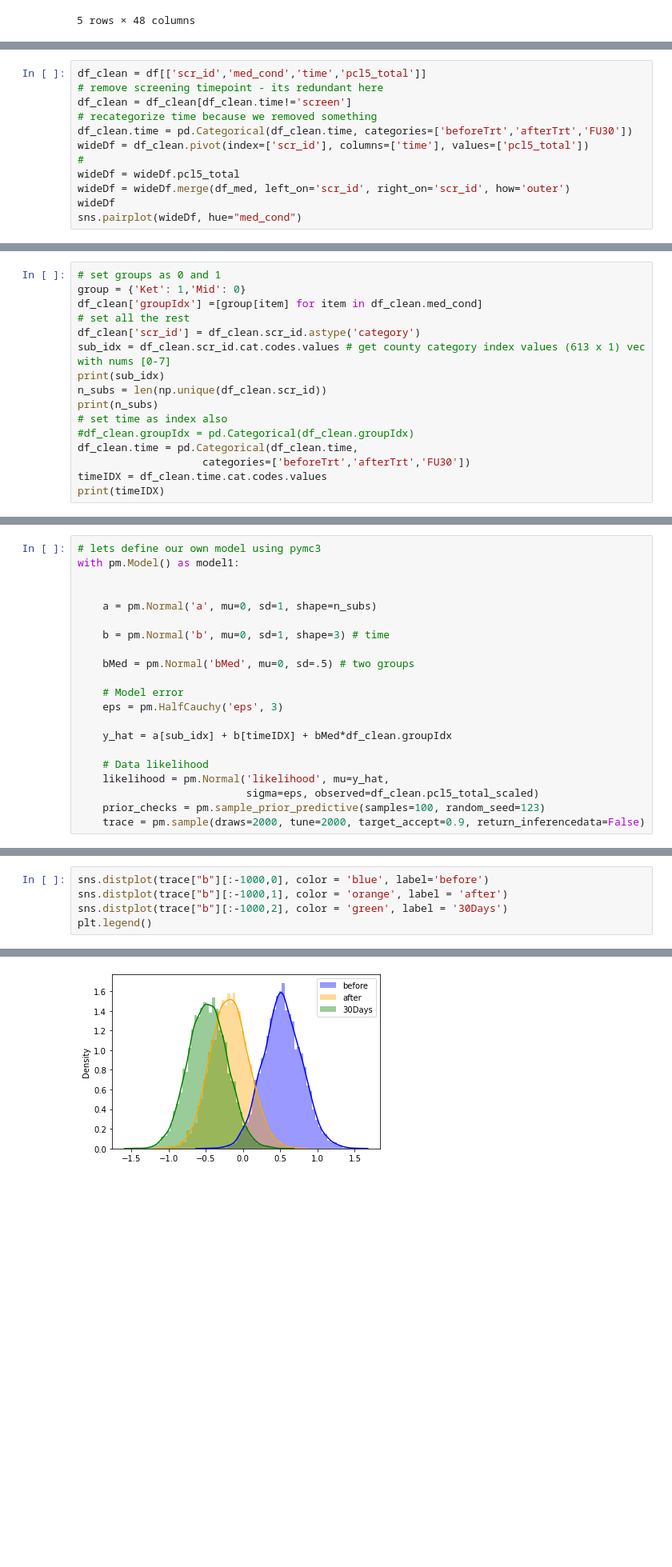
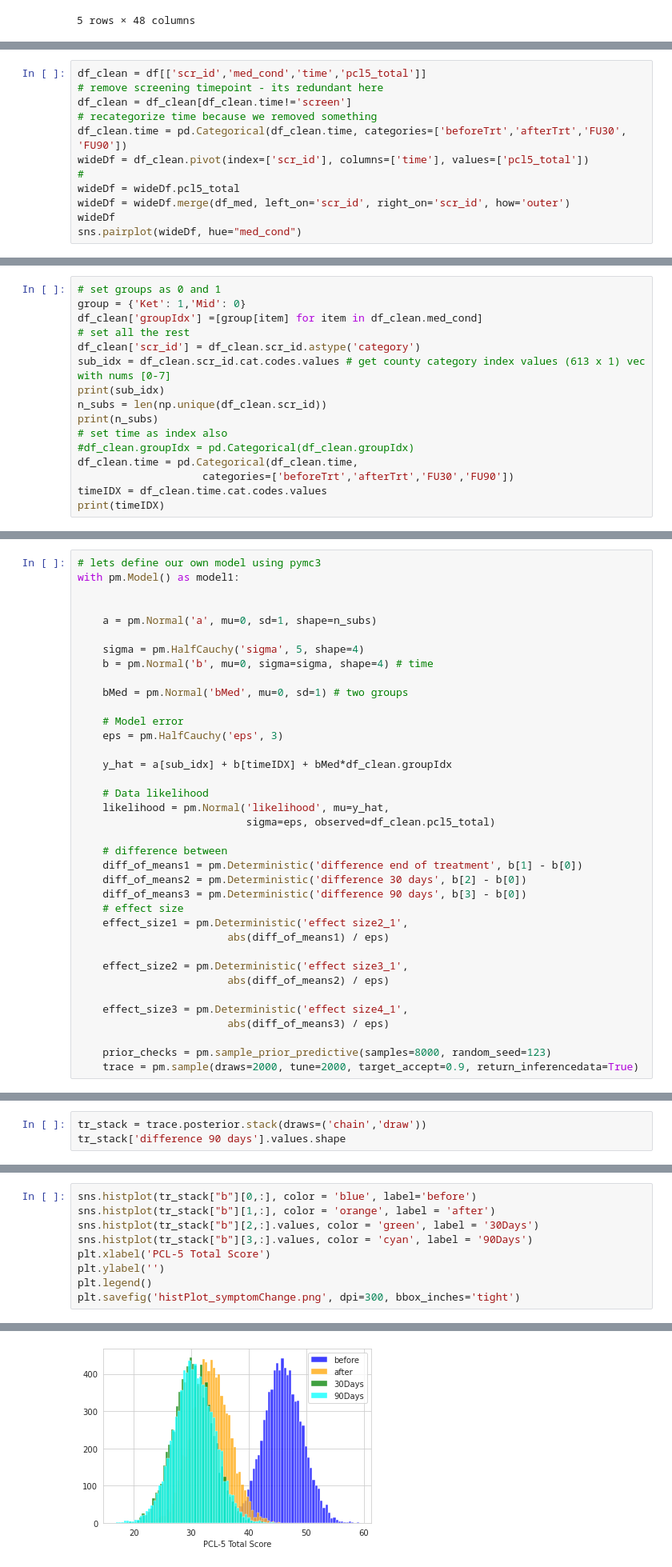
Before and after one commit to orduek/KPE, a Jupyter notebook: PCL/symp_statAnalysis.ipynb, the cells around one changed output, grey strips where cells are left out. Shown at 80% size. Saved outputs shown, nothing was run; the diff lists cells and outputs as text; blank space fills up the shorter version.

```diff
--- a/PCL/symp_statAnalysis.ipynb
+++ b/PCL/symp_statAnalysis.ipynb
@@ -151,7 +145,7 @@ df_clean = df[['scr_id','med_cond','time','pcl5_total']]
 # remove screening timepoint - its redundant here
 df_clean = df_clean[df_clean.time!='screen']
 # recategorize time because we removed something
-df_clean.time = pd.Categorical(df_clean.time, categories=['beforeTrt','afterTrt','FU30'])
+df_clean.time = pd.Categorical(df_clean.time, categories=['beforeTrt','afterTrt','FU30', 'FU90'])
 wideDf = df_clean.pivot(index=['scr_id'], columns=['time'], values=['pcl5_total'])
 #
 wideDf = wideDf.pcl5_total
@@ -247,7 +206,7 @@ print(n_subs)
 # set time as index also
 #df_clean.groupIdx = pd.Categorical(df_clean.groupIdx)
 df_clean.time = pd.Categorical(df_clean.time,
-                    categories=['beforeTrt','afterTrt','FU30'])
+                    categories=['beforeTrt','afterTrt','FU30','FU90'])
 timeIDX = df_clean.time.cat.codes.values
 print(timeIDX)
 # %% [output]
@@ -266,9 +226,10 @@ with pm.Model() as model1:
 
     a = pm.Normal('a', mu=0, sd=1, shape=n_subs)
 
-    b = pm.Normal('b', mu=0, sd=1, shape=3) # time
+    sigma = pm.HalfCauchy('sigma', 5, shape=4)
+    b = pm.Normal('b', mu=0, sigma=sigma, shape=4) # time
 
-    bMed = pm.Normal('bMed', mu=0, sd=.5) # two groups
+    bMed = pm.Normal('bMed', mu=0, sd=1) # two groups
 
     # Model error
     eps = pm.HalfCauchy('eps', 3)
@@ -277,9 +238,24 @@ with pm.Model() as model1:
 
     # Data likelihood
     likelihood = pm.Normal('likelihood', mu=y_hat,
-                           sigma=eps, observed=df_clean.pcl5_total_scaled)
-    prior_checks = pm.sample_prior_predictive(samples=100, random_seed=123)
-    trace = pm.sample(draws=2000, tune=2000, target_accept=0.9, return_inferencedata=False)
+                           sigma=eps, observed=df_clean.pcl5_total)
+
+    # difference between
+    diff_of_means1 = pm.Deterministic('difference end of treatment', b[1] - b[0])
+    diff_of_means2 = pm.Deterministic('difference 30 days', b[2] - b[0])
+    diff_of_means3 = pm.Deterministic('difference 90 days', b[3] - b[0])
+    # effect size
+    effect_size1 = pm.Deterministic('effect size2_1',
+                        abs(diff_of_means1) / eps)
+
+    effect_size2 = pm.Deterministic('effect size3_1',
+                        abs(diff_of_means2) / eps)
+
+    effect_size3 = pm.Deterministic('effect size4_1',
+                        abs(diff_of_means3) / eps)
+
+    prior_checks = pm.sample_prior_predictive(samples=8000, random_seed=123)
+    trace = pm.sample(draws=2000, tune=2000, target_accept=0.9, return_inferencedata=True)
 # %% [output]
 Auto-assigning NUTS sampler...
 Initializing NUTS using jitter+adapt_diag...
@@ -355,0 +307,3 @@ sum(Diff30>=0) / len(Diff30[:])
+# %%
+tr_stack = trace.posterior.stack(draws=('chain','draw'))
+tr_stack['difference 90 days'].values.shape
@@ -356,6 +333,10 @@ sum(Diff30>=0) / len(Diff30[:])
 # %%
-sns.distplot(trace["b"][:-1000,0], color = 'blue', label='before')
-sns.distplot(trace["b"][:-1000,1], color = 'orange', label = 'after')
-sns.distplot(trace["b"][:-1000,2], color = 'green', label = '30Days')
+sns.histplot(tr_stack["b"][0,:], color = 'blue', label='before')
+sns.histplot(tr_stack["b"][1,:], color = 'orange', label = 'after')
+sns.histplot(tr_stack["b"][2,:].values, color = 'green', label = '30Days')
+sns.histplot(tr_stack["b"][3,:].values, color = 'cyan', label = '90Days')
+plt.xlabel('PCL-5 Total Score')
+plt.ylabel('')
 plt.legend()
+plt.savefig('histPlot_symptomChange.png', dpi=300, bbox_inches='tight')
 # %% [output]
@@ -363 +343 @@ plt.legend()
-[figure, old version]
+[figure, new version]
```
Also changed, not shown: parts of 44 cells of this notebook, 2 other files.
